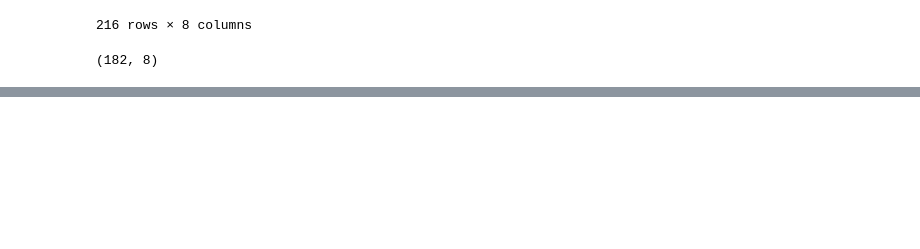
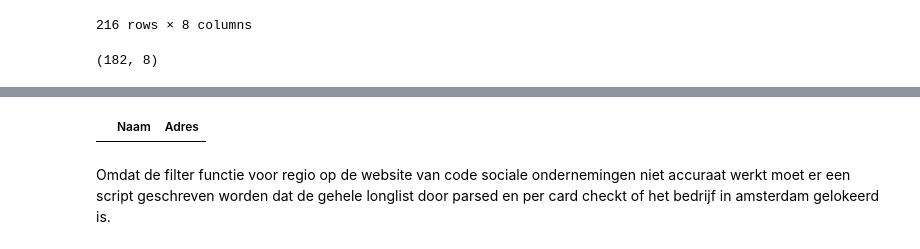
Before and after one commit to Rmjvanengelen/Impact-data-scraper, a Jupyter notebook: Scraper_impact.ipynb, the cells around one changed output, grey strips where cells are left out. Drawn from its saved outputs; the diff is of its cells as text; code cells hidden in the pictures; blank space fills up the shorter version.

```diff
--- a/Scraper_impact.ipynb
+++ b/Scraper_impact.ipynb
@@ -538,0 +481,6 @@ df.head()
+# %%
+df_amsterdam.head()
+# %% [output]
+|  | Naam | Adres |
+# %% [markdown]
+Omdat de filter functie voor regio op de website van code sociale ondernemingen niet accuraat werkt moet er een script geschreven worden dat de gehele longlist door parsed en per card checkt of het bedrijf in amsterdam gelokeerd is.
```
Also changed, not shown: parts of 9 cells of this notebook.
